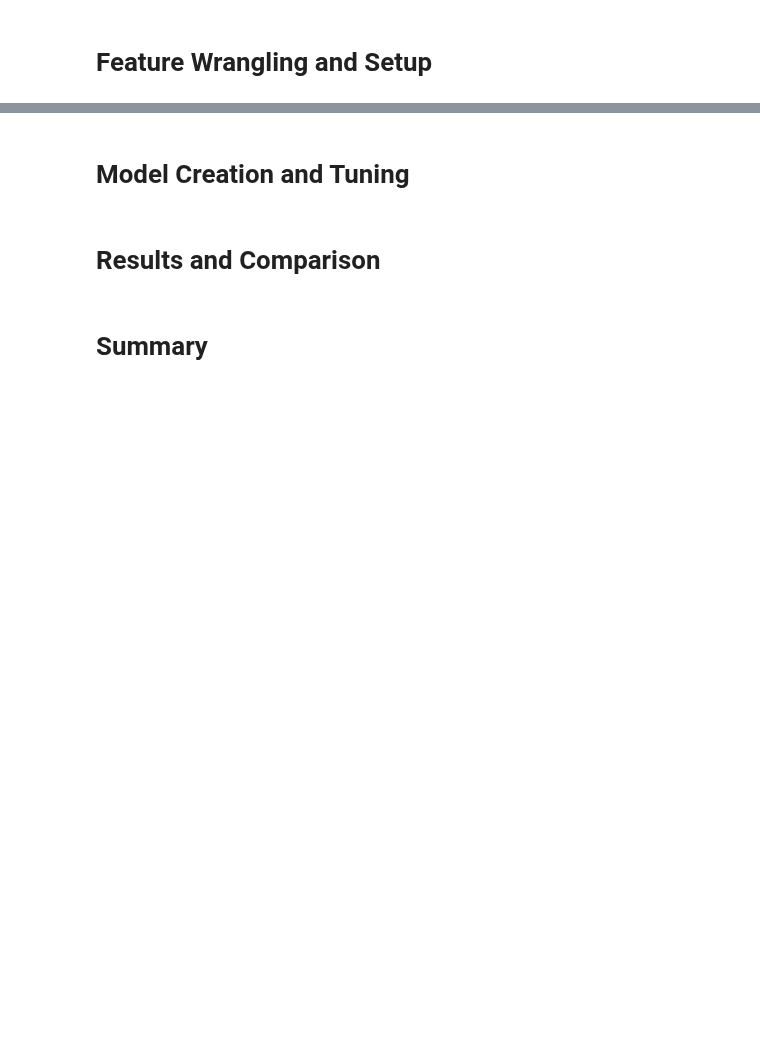
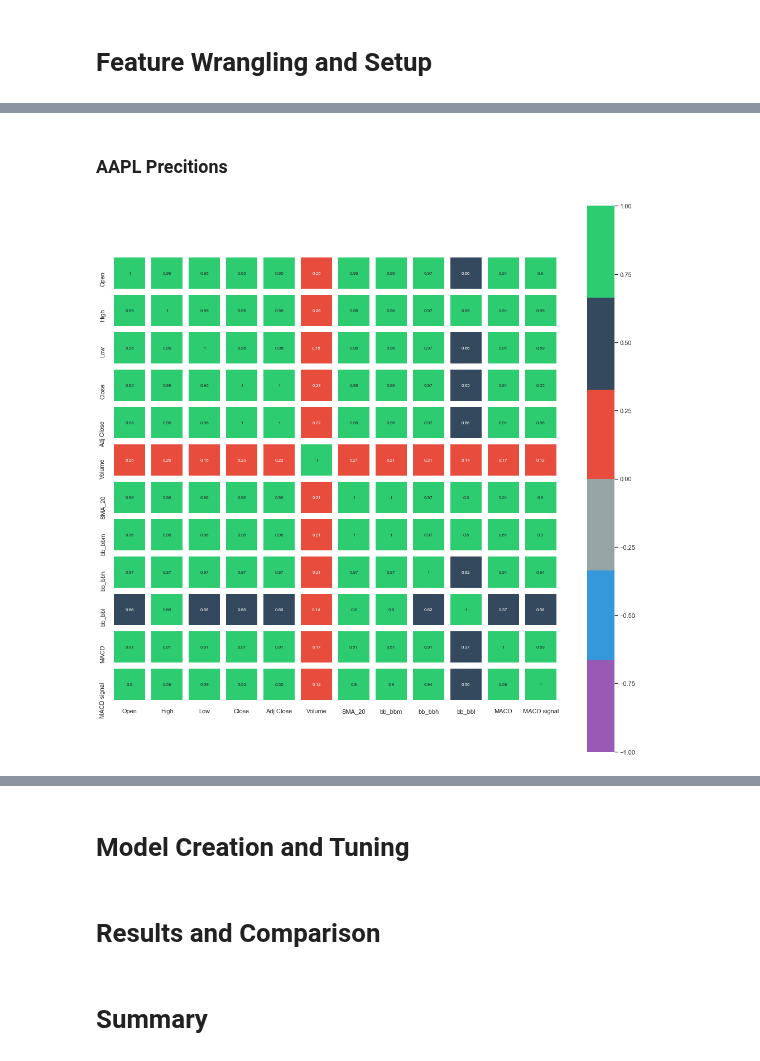
Before and after one commit to tedsmoore/njit-ml-project-spring-2020, a Jupyter notebook: notebooks/a-final-notebook.ipynb, the cells around one changed output, grey strips where cells are left out. Drawn from its saved outputs; the diff is of its cells as text; code cells hidden in the pictures; blank space fills up the shorter version.

```diff
--- a/notebooks/a-final-notebook.ipynb
+++ b/notebooks/a-final-notebook.ipynb
@@ -321,0 +362,6 @@ corr_plot(MSFT)
+# %% [markdown]
+### AAPL Precitions
+# %%
+corr_plot(AAPL)
+# %% [output]
+[figure, added]
```
Also changed, not shown: parts of 6 cells of this notebook.
